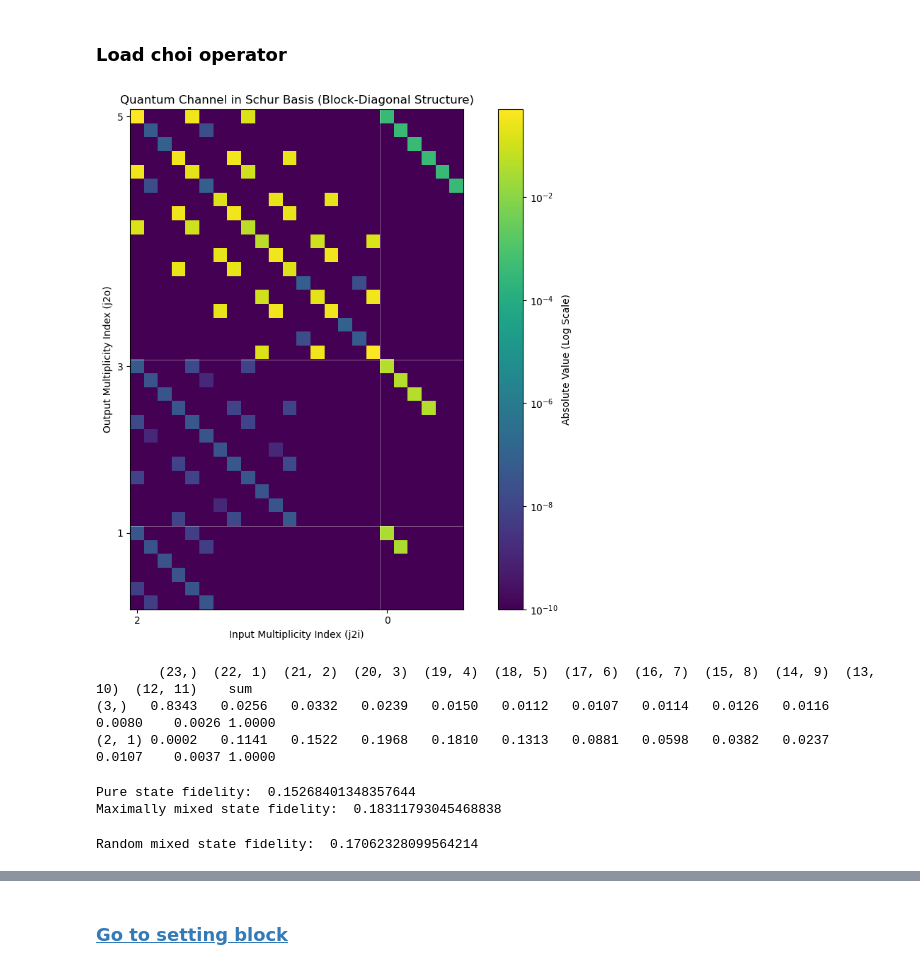
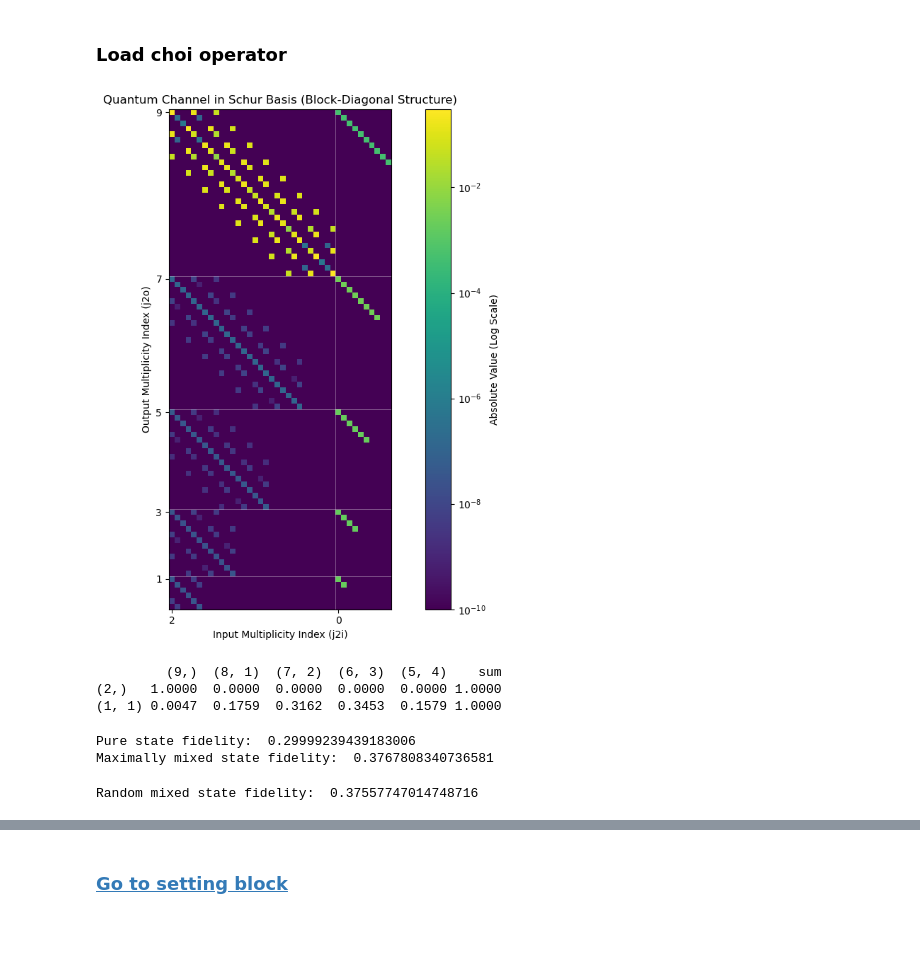
Before and after one commit to webb-c/find-optimal-cloner, a Jupyter notebook: show_data.ipynb, the cells around one changed output, grey strips where cells are left out. Cells and saved outputs as stored; diff of their text form; code cells hidden in the pictures; blank space fills up the shorter version.

```diff
--- a/show_data.ipynb
+++ b/show_data.ipynb
@@ -6,10 +6,12 @@ from scipy.linalg import sqrtm
 # %% [markdown]
 ### Define function
 # %%
-def show_matrix(A):
+def show_matrix(A, n_in, n_out, method, save_fig=False):
     plt.imshow(np.abs(A))
     plt.colorbar()
     plt.title(r"$|\mathcal{T}_{\text{choi}}|$")
+    if save_fig:
+        plt.savefig(f"figure/map_{method}_{n_in}_to_{n_out}.png", dpi=300)
     plt.show()
 # %%
 def complex_ndarray_to_latex_polar(A, precision=3, tol=1e-12):
@@ -135,7 +137,7 @@ import numpy as np
 import matplotlib.pyplot as plt
 from matplotlib.colors import LogNorm
 
-def visualize_schur_channel(data_dict):
+def visualize_schur_channel(data_dict, n_in, n_out, method, save_fig=False):
     """Schur basis에서 블록별로 정의된 채널 데이터를 시각화합니다.
         data_dict: {(j2o, j2i): array, ...}
     """
@@ -186,6 +188,8 @@ def visualize_schur_channel(data_dict):
     plt.yticks(list(row_offsets.values()), all_j2o)
 
     plt.tight_layout()
+    if save_fig:
+        plt.savefig(f"figure/map_{method}_{n_in}_to_{n_out}.png", dpi=300)
     plt.show()
 # %%
 import numpy as np
@@ -234,9 +238,9 @@ def calculate_transformation_rates_young(data_dict, n_in=2, n_out=10):
 d = 2
 
 ### change this parameter!!!
-method = "sdp_perm"  # "sdp_fix", "sdp", "sdp_perm_fix", "sdp_perm"
+method = "sdp_perm_fix"  # "sdp_fix", "sdp", "sdp_perm_fix", "sdp_perm"
 n_in = 2
-n_out = 5
+n_out = 9
 ###########################
 
 if method in ["sdp", "sdp_fix"]:
@@ -246,11 +250,11 @@ else:
 # %%
 # print(A)
 if method in ["sdp", "sdp_fix"]:
-    show_matrix(A)
+    show_matrix(A, n_in, n_out, method, save_fig=True)
 else:
-    visualize_schur_channel(A)
+    visualize_schur_channel(A, n_in, n_out, method, save_fig=True)
 # %% [output]
-[figure, old version]
+[figure, new version]
 # %%
 if method not in ["sdp", "sdp_fix"]:
     df = calculate_transformation_rates_young(A, n_in=n_in, n_out=n_out)
@@ -259,9 +263,9 @@ if method not in ["sdp", "sdp_fix"]:
 
     print(df_clean.to_string(float_format="{:.4f}".format))
 # %% [output]
-        (23,)  (22, 1)  (21, 2)  (20, 3)  (19, 4)  (18, 5)  (17, 6)  (16, 7)  (15, 8)  (14, 9)  (13, 10)  (12, 11)    sum
-(3,)   0.8343   0.0256   0.0332   0.0239   0.0150   0.0112   0.0107   0.0114   0.0126   0.0116    0.0080    0.0026 1.0000
-(2, 1) 0.0002   0.1141   0.1522   0.1968   0.1810   0.1313   0.0881   0.0598   0.0382   0.0237    0.0107    0.0037 1.0000
+         (9,)  (8, 1)  (7, 2)  (6, 3)  (5, 4)    sum
+(2,)   1.0000  0.0000  0.0000  0.0000  0.0000 1.0000
+(1, 1) 0.0047  0.1759  0.3162  0.3453  0.1579 1.0000
 # %%
 if method in ["sdp", "sdp_fix"]:
     x_min = pure_state_maker(d)
@@ -287,8 +291,8 @@ else:
 print("Pure state fidelity: ", f_pure)
 print("Maximally mixed state fidelity: ", f_mixed)
 # %% [output]
-Pure state fidelity:  0.15268401348357644
-Maximally mixed state fidelity:  0.18311793045468838
+Pure state fidelity:  0.29999239439183006
+Maximally mixed state fidelity:  0.3767808340736581
 # %%
 if method in ["sdp", "sdp_fix"]:
     x_rand = random_mixed_state_maker(d)
@@ -303,7 +307,7 @@ else:
     f_rnd = fidelity_block(float(p), sigma_blocks, n_out=n_out)
 print("Random mixed state fidelity: ", f_rnd)
 # %% [output]
-Random mixed state fidelity:  0.17062328099564214
+Random mixed state fidelity:  0.37557747014748716
 # %%
 import numpy as np
 import matplotlib.pyplot as plt
```
Also changed, not shown: parts of 1 cell of this notebook.
